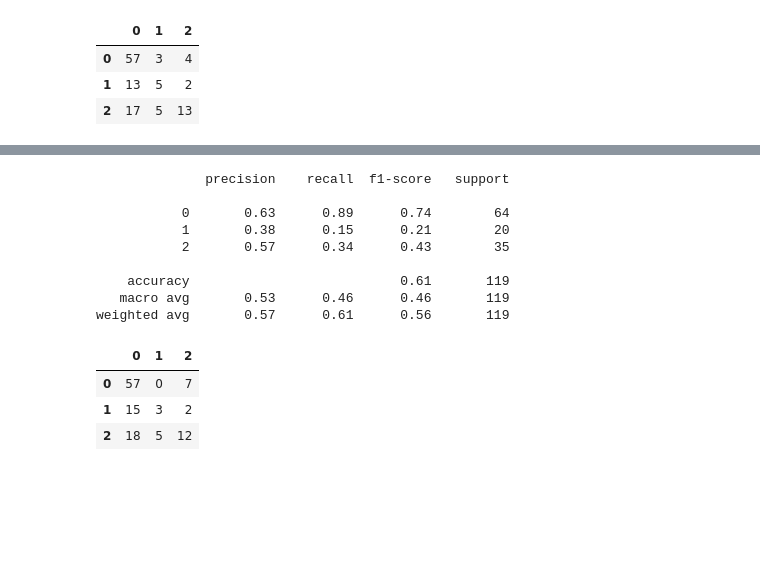
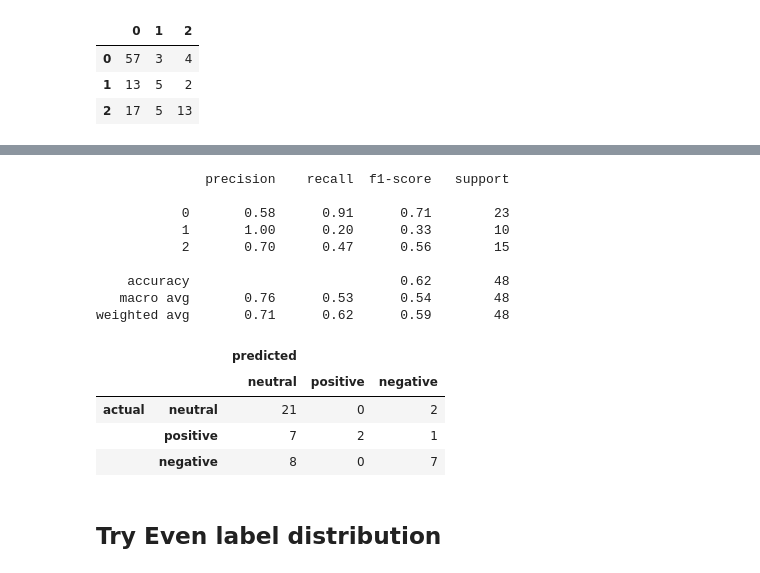
Before and after one commit to Alliix/twitter-lv-market, a Jupyter notebook: jupyter/cleanDataAndVotingClassifier.ipynb, the cells around one changed output, grey strips where cells are left out. Cells and saved outputs as stored; diff of their text form; code cells hidden in the pictures; blank space fills up the shorter version.

```diff
--- a/jupyter/cleanDataAndVotingClassifier.ipynb
+++ b/jupyter/cleanDataAndVotingClassifier.ipynb
@@ -20,7 +20,7 @@ import csv
 [nltk_data]     C:\Users\aligo\AppData\Roaming\nltk_data...
 [nltk_data]   Package wordnet is already up-to-date!
 # %%
-files = [
+brands = [
   "latvenergo",
   "rimi",
   "maxima",
@@ -123,7 +123,6 @@ tweetsJsonToCsv()
 # allLabeledTweets.to_csv('./tweets/raw/allLabeledTweets.csv', index=False)
 # %%
 allLabeledTweets = pd.read_csv('./tweets/raw/allLabeledTweets.csv')
-allLabeledTweets['label'] = allLabeledTweets['label'].fillna(0)
 allLabeledTweets['label'] = allLabeledTweets['label'].astype(int)
 allLabeledTweets['message'] = allLabeledTweets['message'].astype(str)
 allLabeledTweets.head()
@@ -310,24 +326,24 @@ def find_features(post):
 # %%
-tweets_all = list(zip(allLabeledTweets.loc[:,"message_no_stopwords"].values,allLabeledTweets.loc[:,"label"].values))
+# tweets_all = list(zip(allLabeledTweets.loc[:,"message_no_stopwords"].values,allLabeledTweets.loc[:,"label"].values))
 
-featuresets = [(find_features(text), label) for (text, label) in tweets_all]
+# featuresets = [(find_features(text), label) for (text, label) in tweets_all]
 
-from sklearn import model_selection
+# from sklearn import model_selection
 
-# split the data into training and testing datasets
-seed = 1
-training, testing = model_selection.train_test_split(featuresets, test_size = 0.25, random_state=seed)
+# # split the data into training and testing datasets
+# seed = 1
+# training, testing = model_selection.train_test_split(featuresets, test_size = 0.1, random_state=seed)
 
-print(len(allLabeledTweets))
-print(len(training))
-print(len(testing))
+# print(len(allLabeledTweets))
+# print(len(training))
+# print(len(testing))
 
-# save testing and training data to file
-filename = './data/testing_tweets.data'
-pickle.dump(testing, open(filename, 'wb'))
+# # save testing and training data to file
+# filename = './data/testing_tweets.data'
+# pickle.dump(testing, open(filename, 'wb'))
 
-filename = './data/training_tweets.data'
-pickle.dump(training, open(filename, 'wb'))
+# filename = './data/training_tweets.data'
+# pickle.dump(training, open(filename, 'wb'))
 # %% [output]
 476
 357
@@ -428,12 +452,4 @@ pickle.dump(nltk_ensemble, open(filename, 'wb'))
 # %%
-# function to find features in every post
-def find_features_no_brands(post):
-    words = word_tokenize(post)
-    features = {}
-    for word in word_features_without_brands:
-        features[word] = (word in words)
-    return features
-
 tweets_all = list(zip(allLabeledTweets.loc[:,"message_no_stopwords"].values,allLabeledTweets.loc[:,"label"].values))
 featuresets = [(find_features_no_brands(text), label) for (text, label) in tweets_all]
 
@@ -441,7 +457,7 @@ from sklearn import model_selection
 
 # split the data into training and testing datasets
 seed = 1
-training, testing = model_selection.train_test_split(featuresets, test_size = 0.25, random_state=seed)
+training, testing = model_selection.train_test_split(featuresets, test_size = 0.1, random_state=seed)
 
 print(len(allLabeledTweets))
 print(len(training))
@@ -524,25 +540,30 @@ Voting Classifier: Accuracy: 62.18487394957983
 # %%
 # make class label prediction for testing set
 txt_features, labels = zip(*testing)
 
 prediction = nltk_ensemble.classify_many(txt_features)
 
 # print a confusion matrix and a classification report
 print(classification_report(labels, prediction))
 
 pd.DataFrame(
-    confusion_matrix(labels, prediction))
+    confusion_matrix(labels, prediction),
+    index = [['actual', 'actual', 'actual'], ['neutral', 'positive', 'negative']],
+    columns = [['predicted', 'predicted', 'predicted'], ['neutral', 'positive', 'negative']])
 # %% [output]
               precision    recall  f1-score   support
 
-           0       0.63      0.89      0.74        64
-           1       0.38      0.15      0.21        20
-           2       0.57      0.34      0.43        35
+           0       0.58      0.91      0.71        23
+           1       1.00      0.20      0.33        10
+           2       0.70      0.47      0.56        15
 
-    accuracy                           0.61       119
-   macro avg       0.53      0.46      0.46       119
-weighted avg       0.57      0.61      0.56       119
+    accuracy                           0.62        48
+   macro avg       0.76      0.53      0.54        48
+weighted avg       0.71      0.62      0.59        48
-|  | 0 | 1 | 2 |
-| 0 | 57 | 0 | 7 |
-| 1 | 15 | 3 | 2 |
-| 2 | 18 | 5 | 12 |
+|  |  | predicted |  |  |
+|  |  | neutral | positive | negative |
+| actual | neutral | 21 | 0 | 2 |
+|  | positive | 7 | 2 | 1 |
+|  | negative | 8 | 0 | 7 |
+# %% [markdown]
+## Try Even label distribution
```
Also changed, not shown: parts of 30 cells of this notebook, 3 other files.
